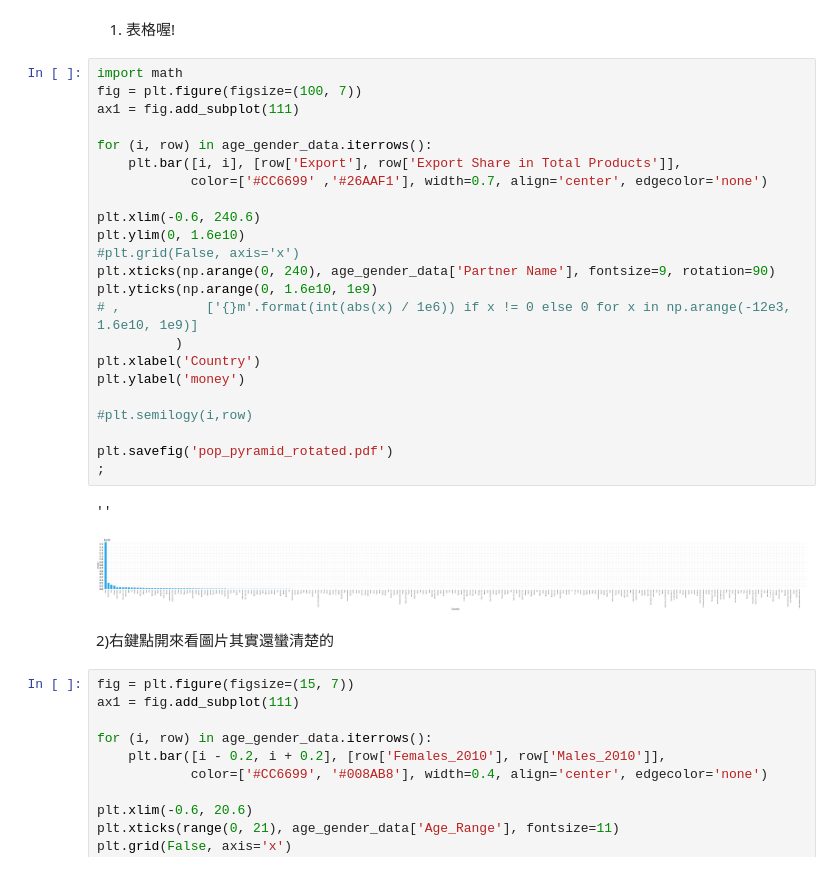
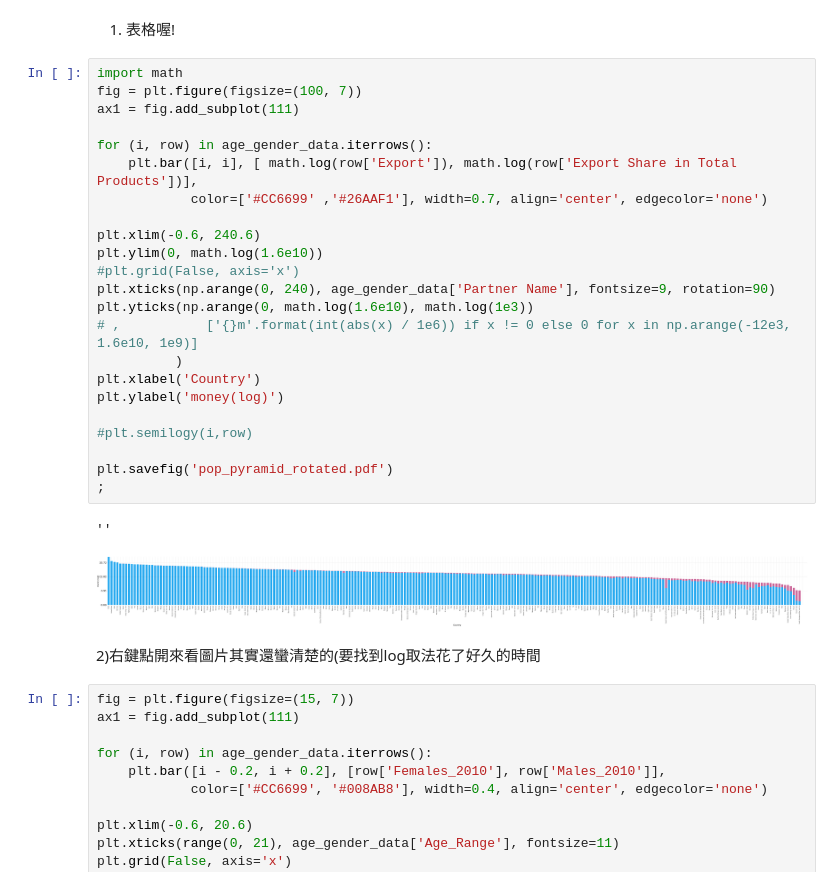
Before and after one commit to linenming/Lin, a Jupyter notebook: 01 Numerical/World 2017 Export Partner Share.ipynb, the cells around one changed output. Cells and saved outputs as stored; diff of their text form.

```diff
--- a/01 Numerical/World 2017 Export Partner Share.ipynb
+++ b/01 Numerical/World 2017 Export Partner Share.ipynb
@@ -40,31 +41,31 @@ or from the matplotlib source distribution
 # %%
 import math
 fig = plt.figure(figsize=(100, 7))
 ax1 = fig.add_subplot(111)
 
 for (i, row) in age_gender_data.iterrows():
-    plt.bar([i, i], [row['Export'], row['Export Share in Total Products']],
+    plt.bar([i, i], [ math.log(row['Export']), math.log(row['Export Share in Total Products'])],
             color=['#CC6699' ,'#26AAF1'], width=0.7, align='center', edgecolor='none')
 
 plt.xlim(-0.6, 240.6)
-plt.ylim(0, 1.6e10)
+plt.ylim(0, math.log(1.6e10))
 #plt.grid(False, axis='x')
 plt.xticks(np.arange(0, 240), age_gender_data['Partner Name'], fontsize=9, rotation=90)
-plt.yticks(np.arange(0, 1.6e10, 1e9)
+plt.yticks(np.arange(0, math.log(1.6e10), math.log(1e3))
 # ,           ['{}m'.format(int(abs(x) / 1e6)) if x != 0 else 0 for x in np.arange(-12e3, 1.6e10, 1e9)]
           )
 plt.xlabel('Country')
-plt.ylabel('money')
+plt.ylabel('money(log)')
 
 #plt.semilogy(i,row)
 
 plt.savefig('pop_pyramid_rotated.pdf')
 ;
 # %% [output]
 ''
-[figure, old version]
+[figure, new version]
 # %% [markdown]
-2)右鍵點開來看圖片其實還蠻清楚的
+2)右鍵點開來看圖片其實還蠻清楚的(要找到log取法花了好久的時間
 # %%
 fig = plt.figure(figsize=(15, 7))
 ax1 = fig.add_subplot(111)
```
Also changed, not shown: parts of 1 cell of this notebook, 4 other files.
